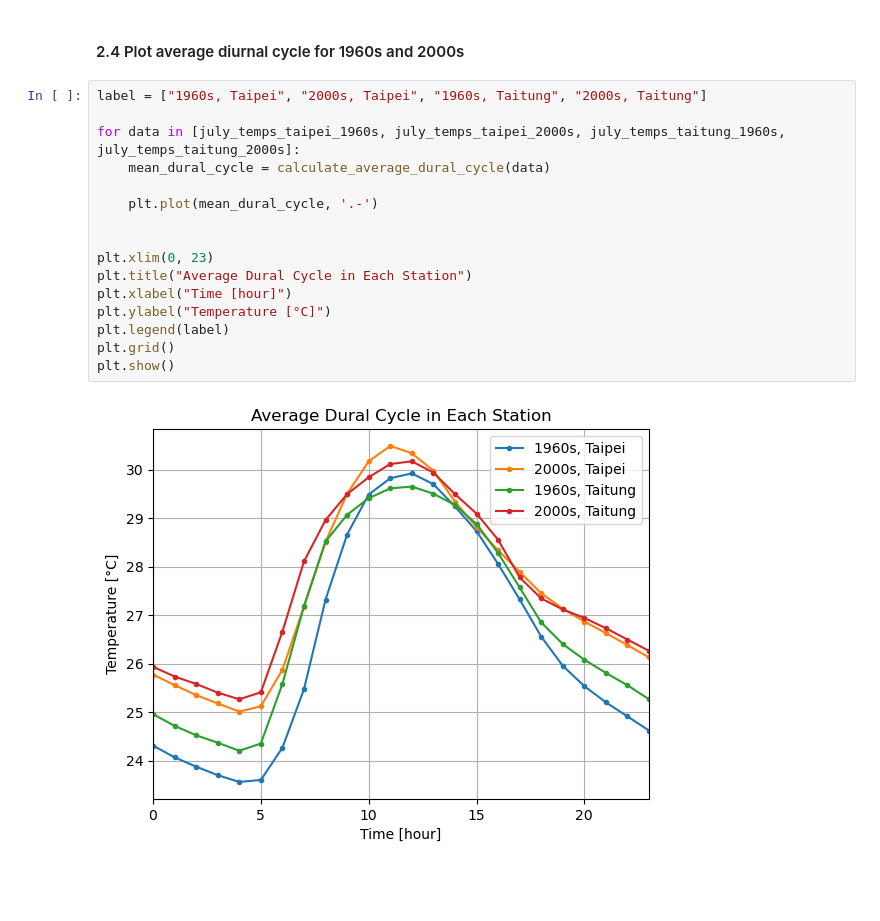
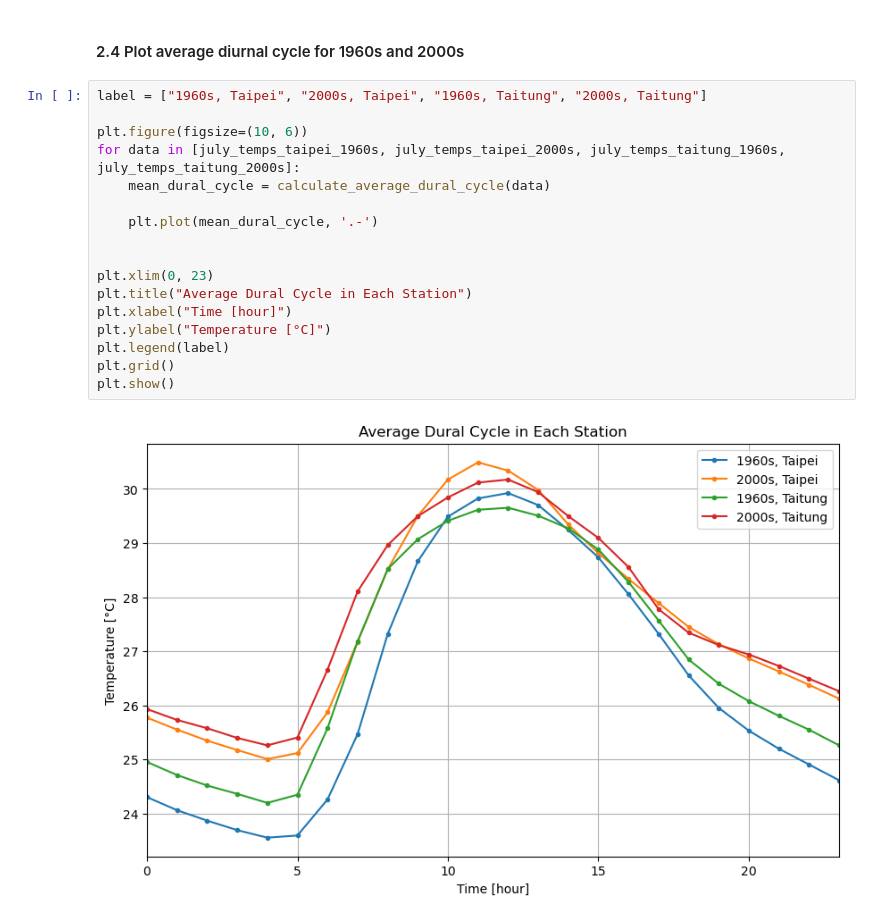
Before and after one commit to Ludong0909/Statistics, a Jupyter notebook: hw2/hw2.ipynb, the cells around one changed output. Saved outputs shown, nothing was run; the diff lists cells and outputs as text; blank space fills up the shorter version.

```diff
--- a/hw2/hw2.ipynb
+++ b/hw2/hw2.ipynb
@@ -173,18 +173,19 @@ In July 2000s, Taitung:  DTR = 6.03 °C, var of temp = 4.08 °C
 # %%
 label = ["1960s, Taipei", "2000s, Taipei", "1960s, Taitung", "2000s, Taitung"]
 
+plt.figure(figsize=(10, 6))
 for data in [july_temps_taipei_1960s, july_temps_taipei_2000s, july_temps_taitung_1960s, july_temps_taitung_2000s]:
     mean_dural_cycle = calculate_average_dural_cycle(data)
 
     plt.plot(mean_dural_cycle, '.-')
 
 
 plt.xlim(0, 23)
 plt.title("Average Dural Cycle in Each Station")
 plt.xlabel("Time [hour]")
 plt.ylabel("Temperature [°C]")
 plt.legend(label)
 plt.grid()
 plt.show()
 # %% [output]
-[figure, old version]
+[figure, new version]
```
